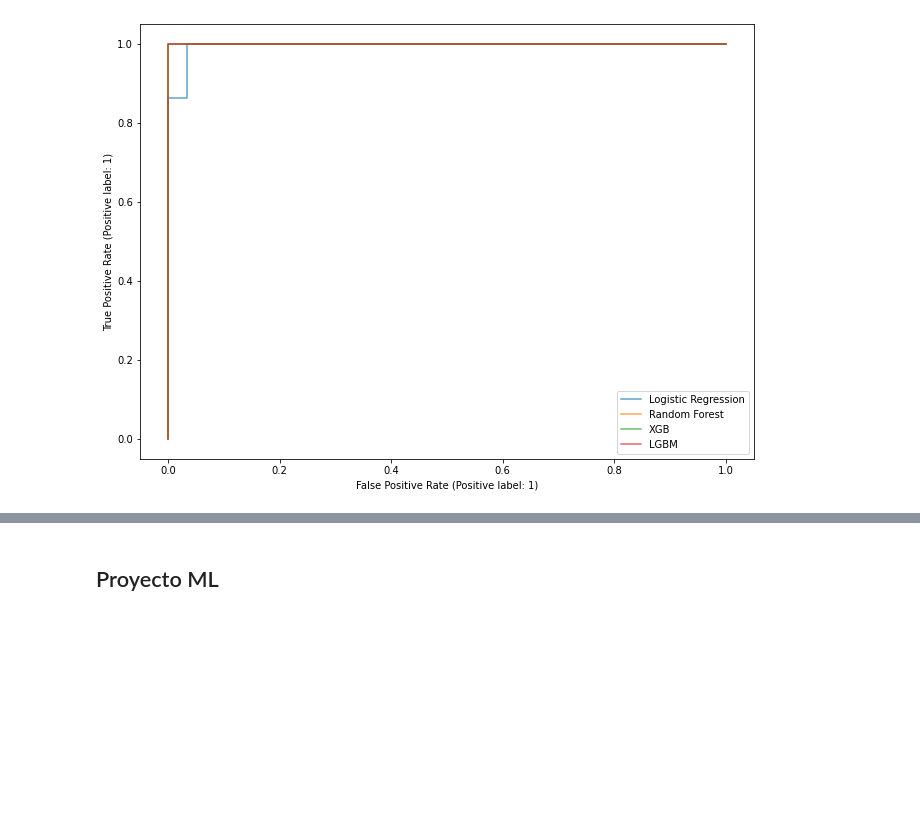
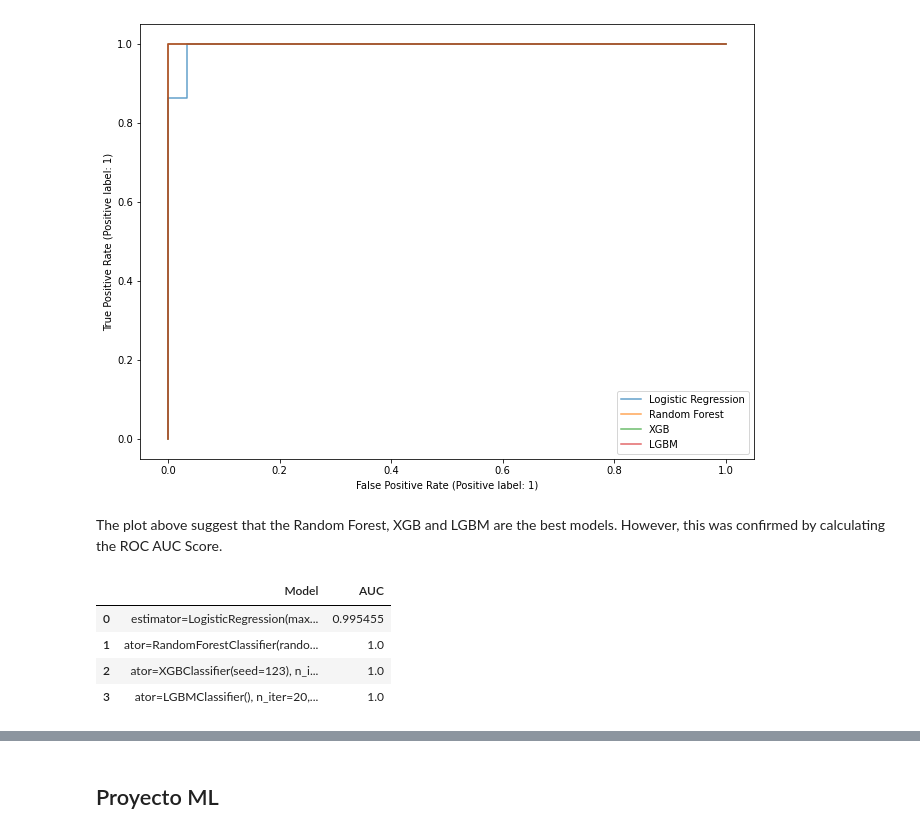
Before and after one commit to DanielEduardoLopez/DEVF-MachineLearning, a Jupyter notebook: Challenge_6_HyperparameterTuning.ipynb, the cells around one changed output, grey strips where cells are left out. Cells and saved outputs as stored; diff of their text form; code cells hidden in the pictures; blank space fills up the shorter version.

```diff
--- a/Challenge_6_HyperparameterTuning.ipynb
+++ b/Challenge_6_HyperparameterTuning.ipynb
@@ -1079,3 +1128,25 @@ lgbm_c.plot(ax=ax,alpha=0.7,label='LGBM')
 # %% [output]
 <sklearn.metrics._plot.roc_curve.RocCurveDisplay at 0x...>
 [figure]
+# %% [markdown]
+The plot above suggest that the Random Forest, XGB and LGBM are the best models. However, this was confirmed by calculating the ROC AUC Score.
+# %%
+models_df = pd.DataFrame([['Dummy', 'Dummy']], columns = ['Model', 'AUC'])
+
+models = [rand_lr_search, rand_rfc_search, rand_xgb_search, rand_lgbm]
+
+for model in models:
+  y_pred_model = model.predict_proba(X_test)[:,1]
+  model_auc = roc_auc_score(y_test, y_pred_model)
+  models_df = pd.concat([models_df,
+                        pd.DataFrame({'Model': str(model)[30:80], 'AUC': model_auc}, index=[0])],
+                        axis = 0)
+
+models_df = models_df.iloc[1:,].reset_index().drop(columns = 'index')
+models_df
+# %% [output]
+|  | Model | AUC |
+| 0 | estimator=LogisticRegression(max... | 0.995455 |
+| 1 | ator=RandomForestClassifier(rando... | 1.0 |
+| 2 | ator=XGBClassifier(seed=123), n_i... | 1.0 |
+| 3 | ator=LGBMClassifier(), n_iter=20,... | 1.0 |
```
Also changed, not shown: parts of 29 cells of this notebook.
